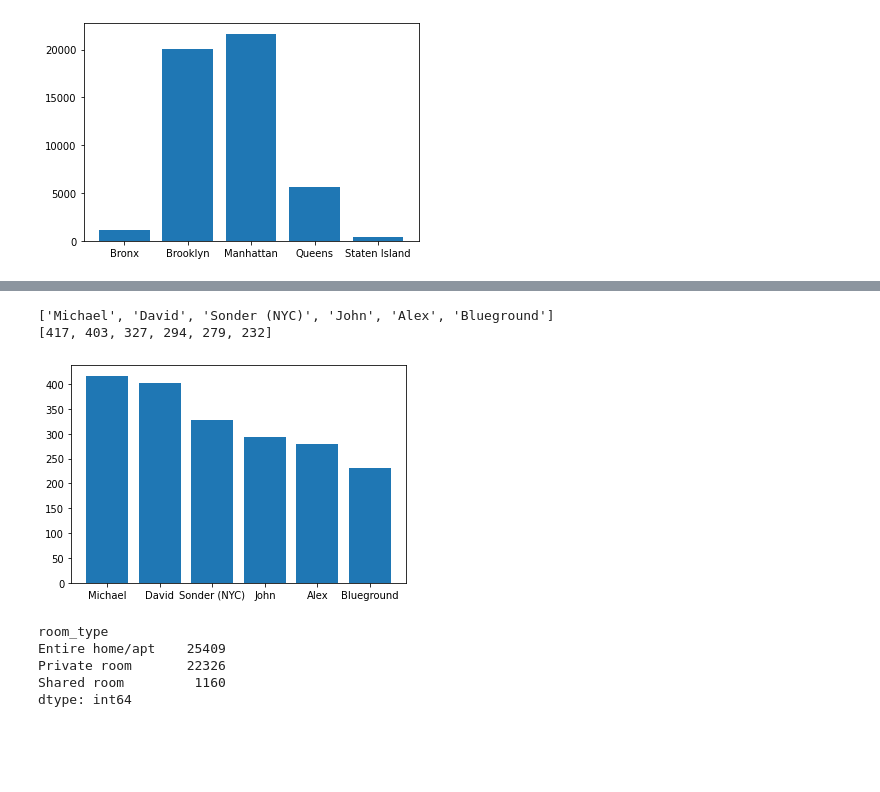
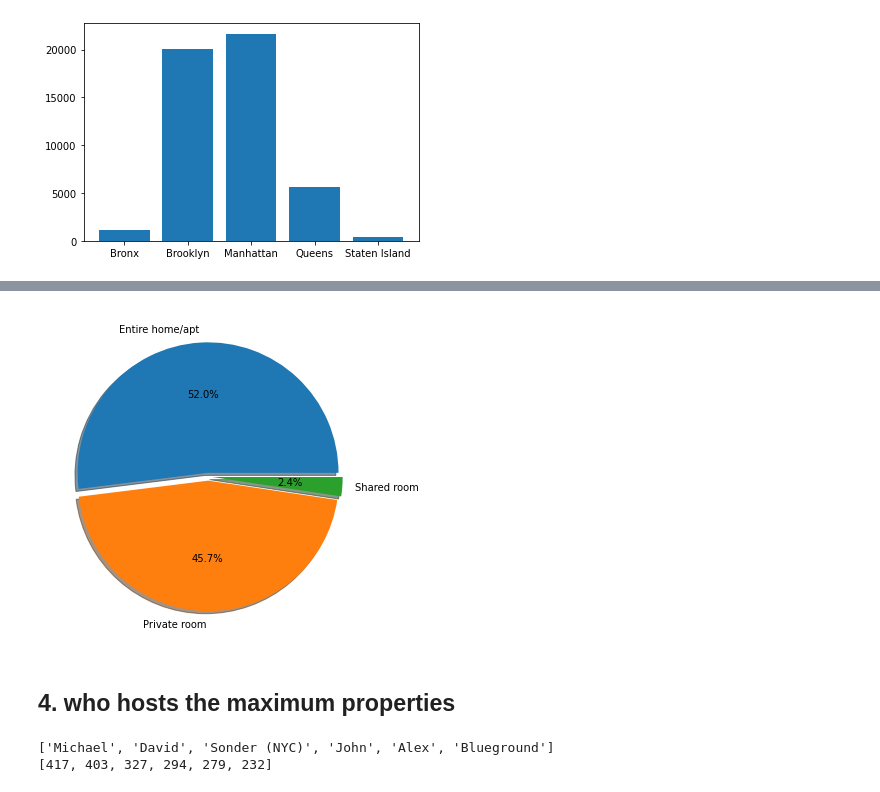
Before and after one commit to tarun422/AirBnb-Data-Analysis, a Jupyter notebook: AirBnb_Booking_Analysis.ipynb, the cells around one changed output, grey strips where cells are left out. Drawn from its saved outputs; the diff is of its cells as text; code cells hidden in the pictures; blank space fills up the shorter version.

```diff
--- a/AirBnb_Booking_Analysis.ipynb
+++ b/AirBnb_Booking_Analysis.ipynb
@@ -377,3 +406,19 @@ plt.show()
+# %%
+# assign list of number of rooms
+no_of_rooms=room_types.values()
+
+# assign list of types of room
+types_of_room=room_types.keys()
+# %%
+# ploting a pie plot
+
+explod=[0.03,0.03,0.03]
+plt.pie(no_of_rooms,labels=types_of_room,explode=explod,autopct="%0.1f%%",shadow=True)
+plt.show()
+# %% [output]
+[figure, added]
+# %% [markdown]
+## 4. who hosts the maximum properties
 # %%
 xyz=dict(anb_df.groupby(['host_name']).size().sort_values(ascending=False))
 # %%
@@ -384,17 +429,3 @@ print(xyzy)
 # %% [output]
 ['Michael', 'David', 'Sonder (NYC)', 'John', 'Alex', 'Blueground']
 [417, 403, 327, 294, 279, 232]
-# %%
-plt.bar(xyzx,xyzy)
-plt.show()
-# %% [output]
-[figure, removed]
-# %%
-hj=anb_df.groupby(['room_type']).size()
-hj
-# %% [output]
-room_type
-Entire home/apt    25409
-Private room       22326
-Shared room         1160
-dtype: int64
```
Also changed, not shown: parts of 22 cells of this notebook.
